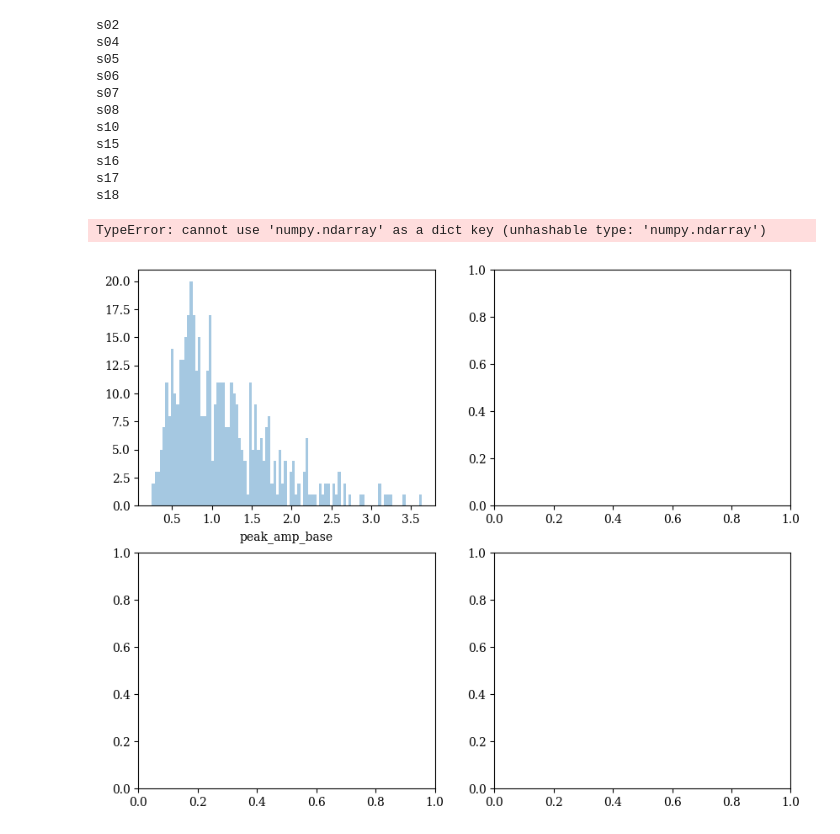
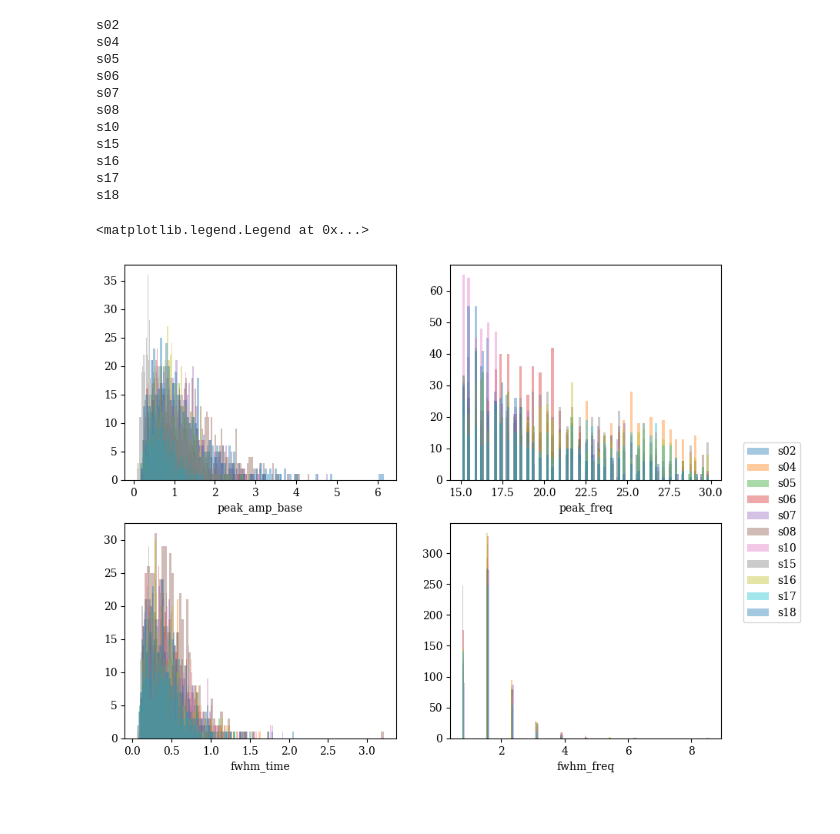
Before and after one commit to Jerem-loq/Beta_Bursts_Analysis_M2-Internship_Loquet-Bonaniuto, a Jupyter notebook: Subject-level_Accuracy_AsFunctionOf_TFA.ipynb, the cells around one changed output. Cells and saved outputs as stored; diff of their text form; code cells hidden in the pictures.

```diff
--- a/Subject-level_Accuracy_AsFunctionOf_TFA.ipynb
+++ b/Subject-level_Accuracy_AsFunctionOf_TFA.ipynb
@@ -138,39 +138,38 @@ for subject in np.unique(all_bursts['subject']):
 # %%
 time_freq_feats = ['peak_amp_base', 'peak_freq', 'fwhm_time', 'fwhm_freq']
 labels = []
 n_bins = 4
 feat_bin_lims = np.zeros((len(time_freq_feats), n_bins + 1))
 
 fig, axes = plt.subplots(2, 2, figsize=(10, 8))
 axes = axes.flatten()
 for feat_idx, feat in enumerate(time_freq_feats):
     ax = axes[feat_idx]
     for subject in subjects:
         subj_idx = (all_bursts['subject']==subject) & area
         feat_count = all_bursts[feat][subj_idx]
 
         if subject not in labels:
             labels.append(subject)
 
         ax.hist(feat_count, bins=100, label=subject, alpha=0.4)
         ax.set_xlabel(feat)
 
-        feat_bin_lims[feat_idx, :] = np.percentile(all_bursts[feat][subj_idx], np.linspace(0, 100, n_bins + 1))
-        for bin_idx in range(len(feat_bin_lims[feat_idx, :]) - 1):
-            count = len(np.where((all_bursts[feat_count][time_freq_feats[feat_idx]] >= feat_bin_lims[feat_idx][bin_idx]) &
-                                (all_bursts[feat_count][time_freq_feats[feat_idx]] < feat_bin_lims[feat_idx][bin_idx+1]))[0])
-            print(count)
+        # feat_bin_lims[feat_idx, :] = np.percentile(all_bursts[feat][subj_idx], np.linspace(0, 100, n_bins + 1))
+        # for bin_idx in range(len(feat_bin_lims[feat_idx, :]) - 1):
+        #     count = len(np.where((all_bursts[feat_count][time_freq_feats[feat_idx]] >= feat_bin_lims[feat_idx][bin_idx]) &
+        #                         (all_bursts[feat_count][time_freq_feats[feat_idx]] < feat_bin_lims[feat_idx][bin_idx+1]))[0])
+        #     print(count)
 
-        ax.vlines(feat_bin_lims[feat_idx])
+        # ax.vlines(feat_bin_lims[feat_idx])
 
         if feat_idx == [0 or 2]:
             ax.set_ylabel("Counts")
 
-
 fig.legend(labels, bbox_to_anchor=(1.01, 0.6))
 # %% [output]
-TypeError: cannot use 'numpy.ndarray' as a dict key (unhashable type: 'numpy.ndarray')
+<matplotlib.legend.Legend at 0x...>
-[figure, old version]
+[figure, new version]
 # %%
 # Subject-level cross-validation: split subjects into train/test groups
 
```
Also changed, not shown: 3 other files.
